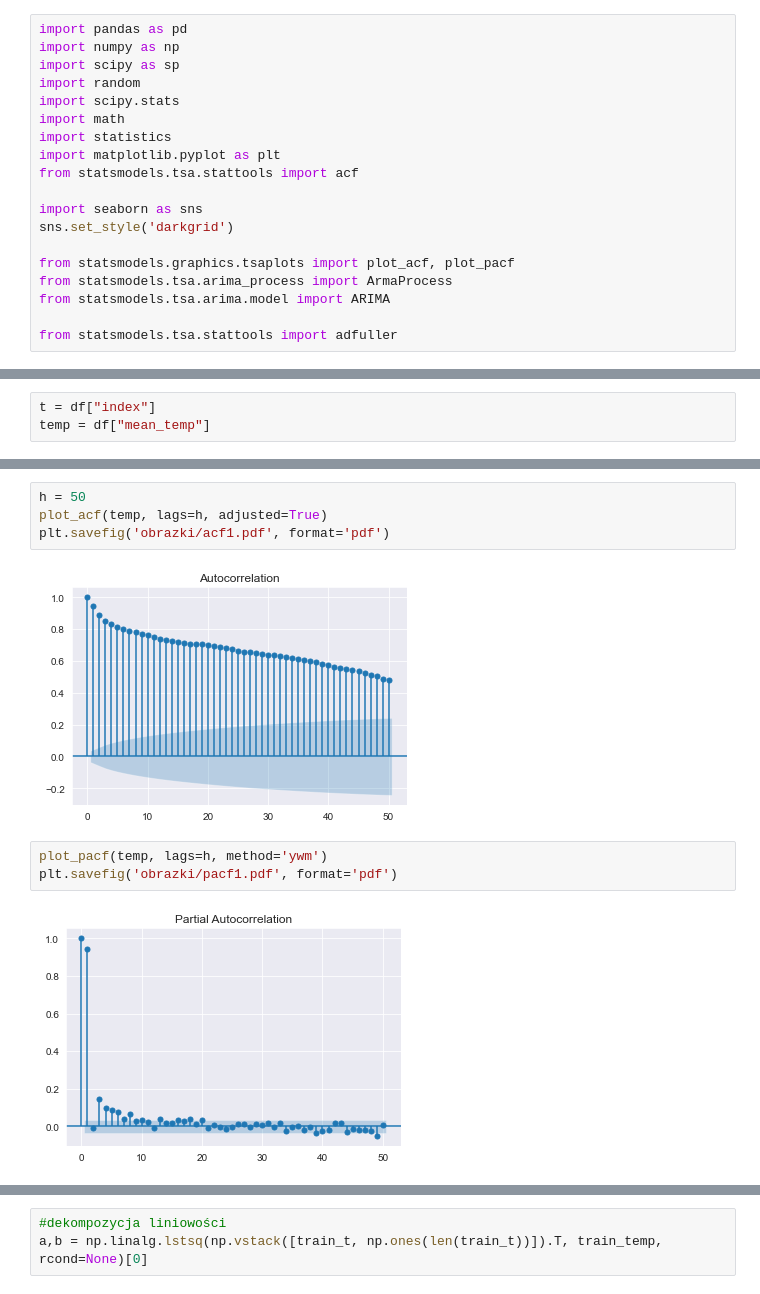
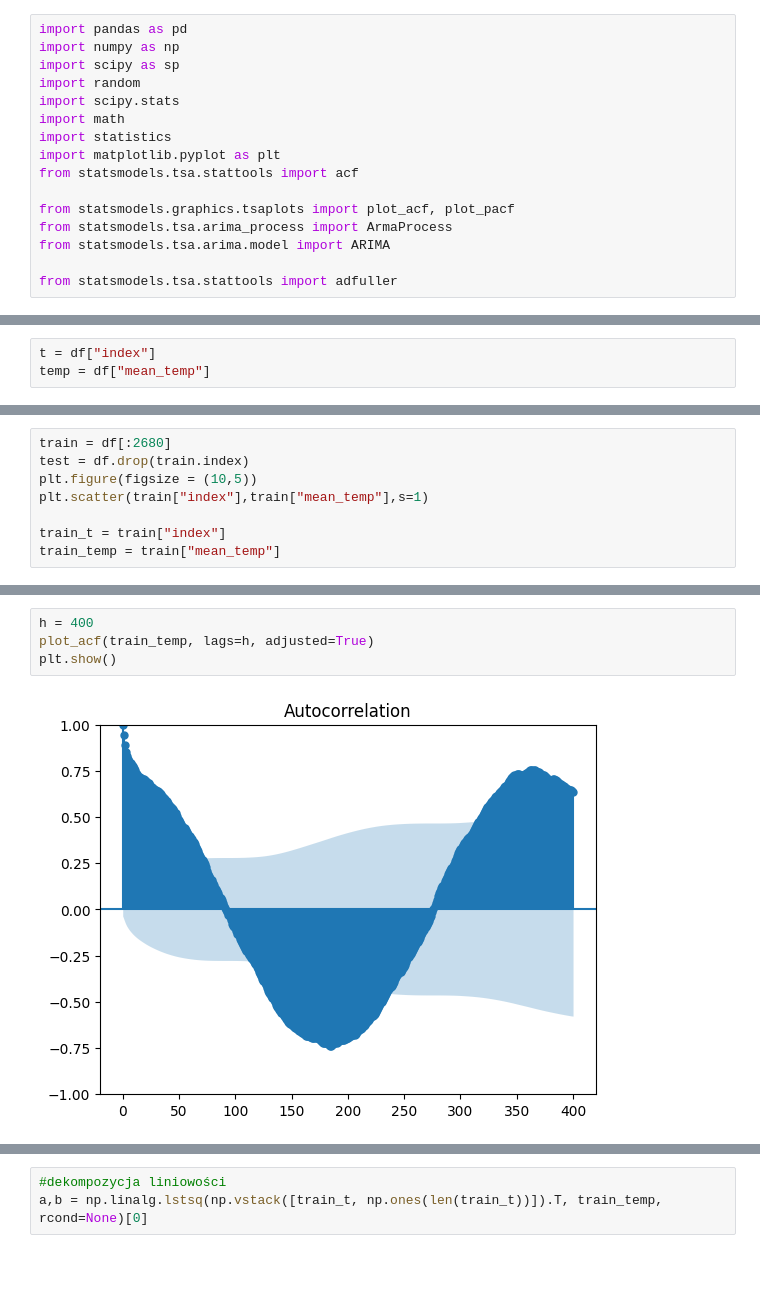
Before and after one commit to zlekoty/komputerowa_analiza_szereg-w_czasowych, a Jupyter notebook: kaszczR2/kaszczR2.ipynb, the cells around one changed output, grey strips where cells are left out. Saved outputs shown, nothing was run; the diff lists cells and outputs as text; blank space fills up the shorter version.

```diff
--- a/kaszczR2/kaszczR2.ipynb
+++ b/kaszczR2/kaszczR2.ipynb
@@ -9,9 +9,6 @@ import statistics
 import matplotlib.pyplot as plt
 from statsmodels.tsa.stattools import acf
 
-import seaborn as sns
-sns.set_style('darkgrid')
-
 from statsmodels.graphics.tsaplots import plot_acf, plot_pacf
 from statsmodels.tsa.arima_process import ArmaProcess
 from statsmodels.tsa.arima.model import ARIMA
@@ -55,0 +54,8 @@ plt.savefig('obrazki/plot1.pdf', format='pdf')
+# %%
+train = df[:2680]
+test = df.drop(train.index)
+plt.figure(figsize = (10,5))
+plt.scatter(train["index"],train["mean_temp"],s=1)
+
+train_t = train["index"]
+train_temp = train["mean_temp"]
@@ -56,11 +64,6 @@ plt.savefig('obrazki/plot1.pdf', format='pdf')
 # %%
-h = 50
-plot_acf(temp, lags=h, adjusted=True)
-plt.savefig('obrazki/acf1.pdf', format='pdf')
+h = 400
+plot_acf(train_temp, lags=h, adjusted=True)
+plt.show()
 # %% [output]
-[figure, old version]
+[figure, new version]
-# %%
-plot_pacf(temp, lags=h, method='ywm')
-plt.savefig('obrazki/pacf1.pdf', format='pdf')
-# %% [output]
-[figure, removed]
```
Also changed, not shown: parts of 23 cells of this notebook, 7 other files.
